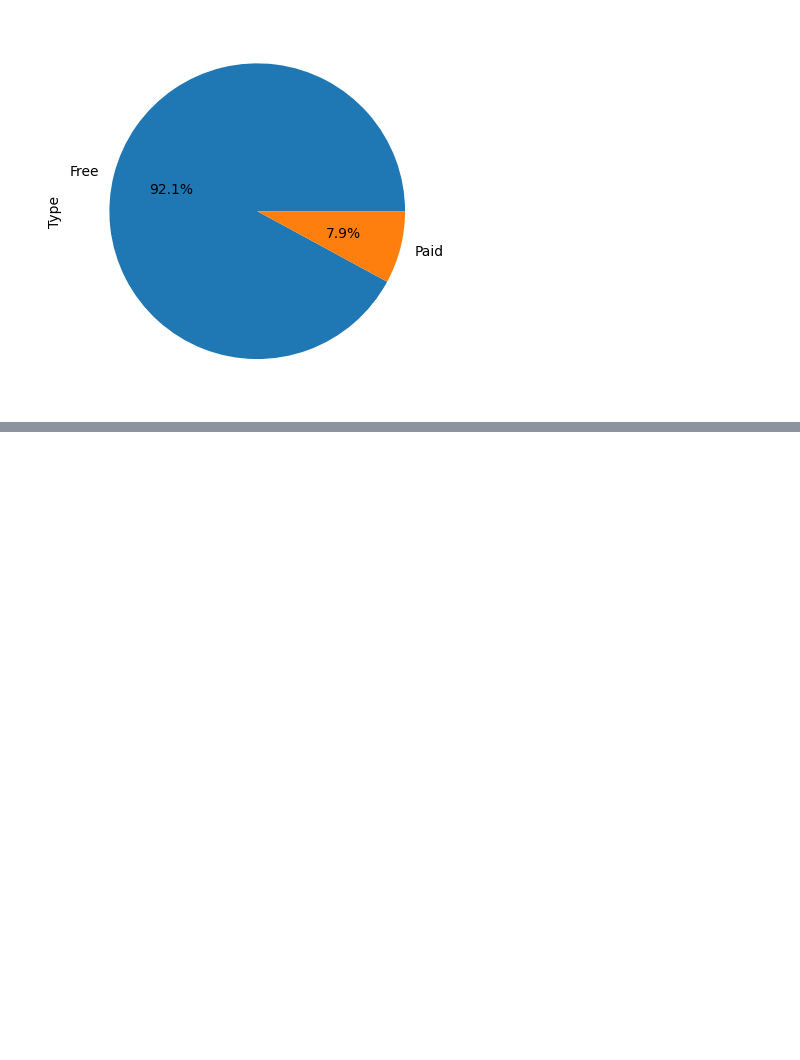
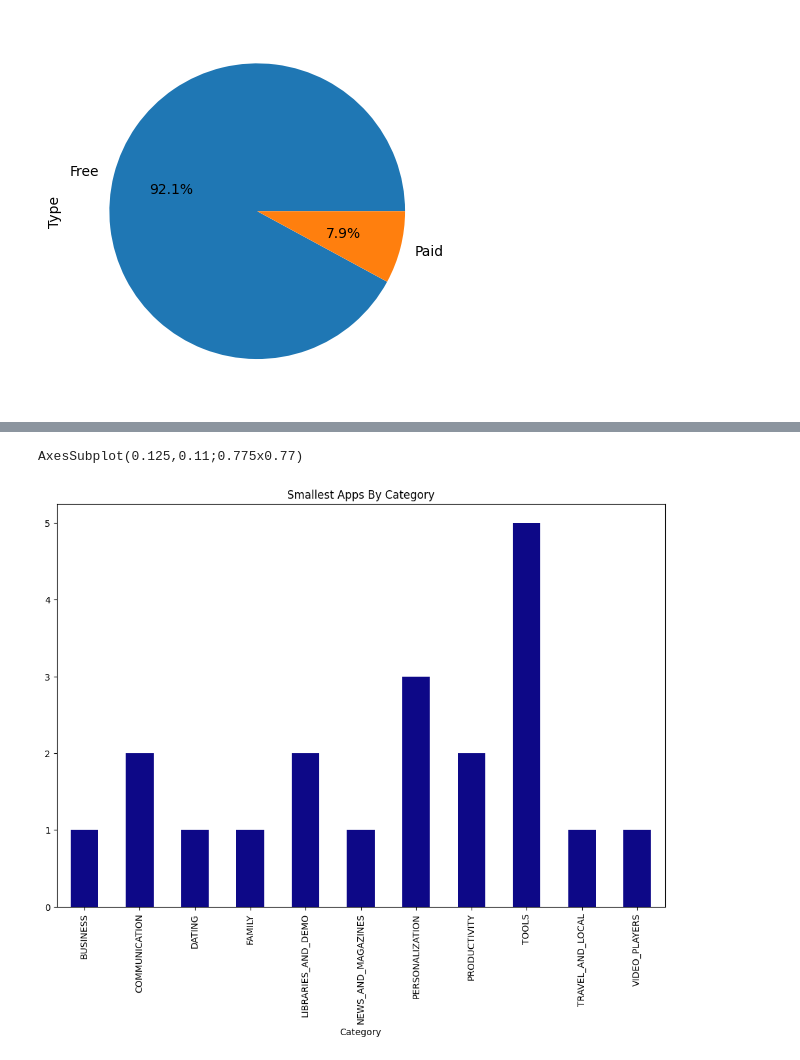
Before and after one commit to furkanbalkaya/Google_Play_Store, a Jupyter notebook: code.ipynb, the cells around one changed output, grey strips where cells are left out. Cells and saved outputs as stored; diff of their text form; code cells hidden in the pictures; blank space fills up the shorter version.

```diff
--- a/code.ipynb
+++ b/code.ipynb
@@ -161,3 +161,9 @@ data["Type"].value_counts().plot.pie(autopct = "%1.1f%%")
 # %% [output]
 <AxesSubplot: ylabel='Type'>
 [figure]
+# %%
+# cleaning the price column
+
+data['Price'] = data['Price'].apply(lambda x: str(x).replace('$', '') if '$' in str(x) else str(x))
+data['Price'] = data.Price.apply(lambda x: x.replace('.', ''))
+data['Price'] = pd.to_numeric(data['Price'])
@@ -163,0 +182,7 @@ data["Type"].value_counts().plot.pie(autopct = "%1.1f%%")
+# %%
+smallest_size = data.sort_values(['Size']).head(20)
+data2 = smallest_size.groupby(['Category'])['App'].count().plot(kind = 'bar',title='Smallest Apps By Category', fontsize=10, figsize = (12, 8), colormap='plasma')
+print(data2)
+# %% [output]
+AxesSubplot(0.125,0.11;0.775x0.77)
+[figure, added]
```
Also changed, not shown: parts of 2 cells of this notebook.
